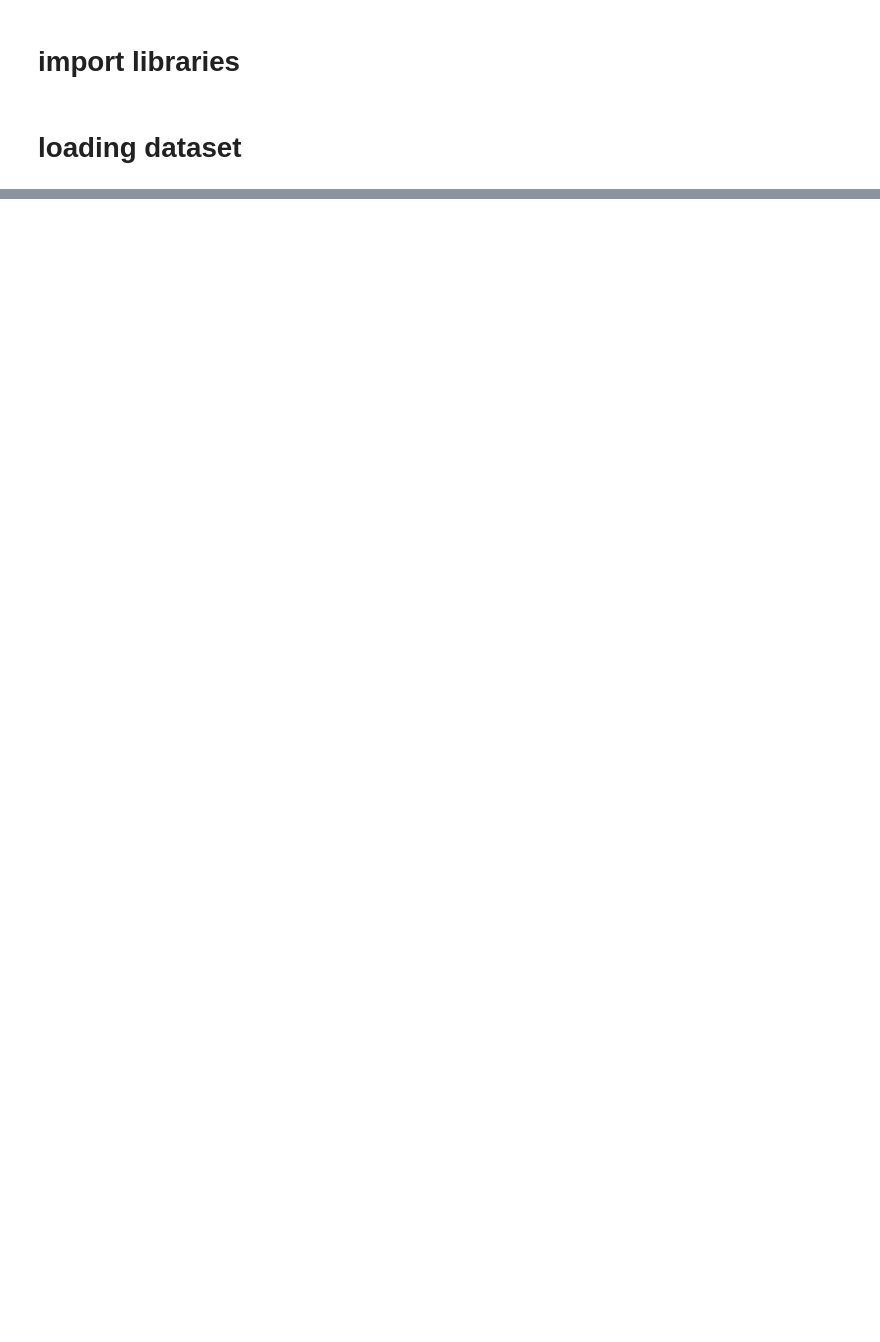
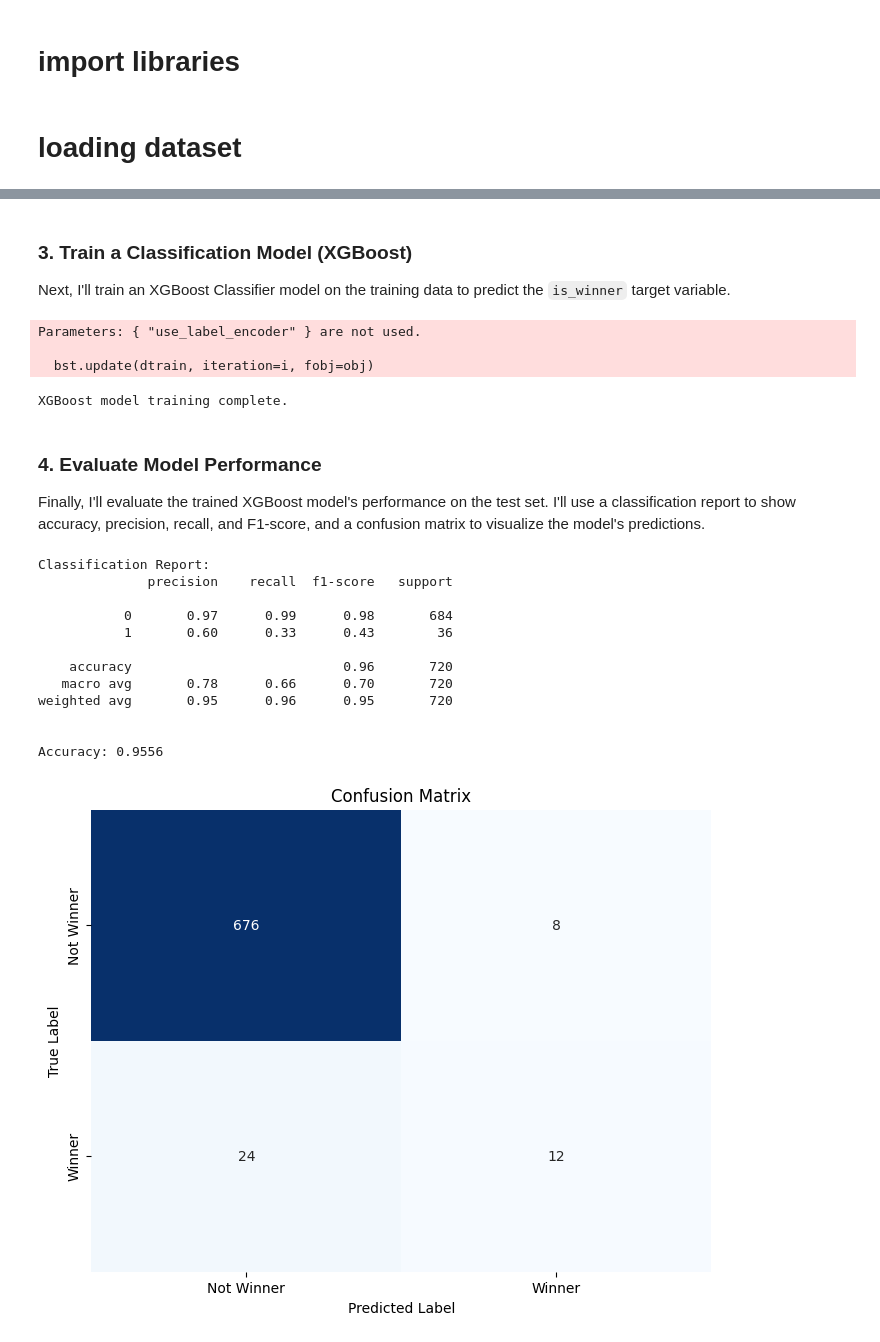
Before and after one commit to cs10101/F1_race_winner_prediction_model, a Jupyter notebook: F1_model_training_version_2.ipynb, the cells around one changed output, grey strips where cells are left out. Drawn from its saved outputs; the diff is of its cells as text; code cells hidden in the pictures; blank space fills up the shorter version.

Commit message:
working XGBoost model.

```diff
--- a/F1_model_training_version_2.ipynb
+++ b/F1_model_training_version_2.ipynb
@@ -77,0 +124,68 @@ dtype: int64
+# %% [markdown]
+### 3. Train a Classification Model (XGBoost)
+
+Next, I'll train an XGBoost Classifier model on the training data to predict the `is_winner` target variable.
+# %%
+import xgboost as xgb
+
+# Initialize the XGBoost Classifier
+xgb_model = xgb.XGBClassifier(
+    objective='binary:logistic',  # Binary classification
+    eval_metric='logloss',        # Evaluation metric for binary classification
+    use_label_encoder=False,      # Suppress warning for label encoder
+    random_state=42
+)
+
+# Train the model
+xgb_model.fit(X_train, y_train)
+
+print("XGBoost model training complete.")
+# %% [output]
+Parameters: { "use_label_encoder" } are not used.
+
+  bst.update(dtrain, iteration=i, fobj=obj)
+XGBoost model training complete.
+# %% [markdown]
+### 4. Evaluate Model Performance
+
+Finally, I'll evaluate the trained XGBoost model's performance on the test set. I'll use a classification report to show accuracy, precision, recall, and F1-score, and a confusion matrix to visualize the model's predictions.
+# %%
+from sklearn.metrics import classification_report, confusion_matrix, accuracy_score
+import seaborn as sns
+import matplotlib.pyplot as plt
+
+# Make predictions on the test set
+y_pred = xgb_model.predict(X_test)
+
+# Display classification report
+print("Classification Report:")
+print(classification_report(y_test, y_pred))
+
+# Display accuracy
+accuracy = accuracy_score(y_test, y_pred)
+print(f"\nAccuracy: {accuracy:.4f}")
+
+# Display confusion matrix
+cm = confusion_matrix(y_test, y_pred)
+plt.figure(figsize=(8, 6))
+sns.heatmap(cm, annot=True, fmt='d', cmap='Blues', cbar=False,
+            xticklabels=['Not Winner', 'Winner'],
+            yticklabels=['Not Winner', 'Winner'])
+plt.title('Confusion Matrix')
+plt.xlabel('Predicted Label')
+plt.ylabel('True Label')
+plt.show()
+# %% [output]
+Classification Report:
+              precision    recall  f1-score   support
+
+           0       0.97      0.99      0.98       684
+           1       0.60      0.33      0.43        36
+
+    accuracy                           0.96       720
+   macro avg       0.78      0.66      0.70       720
+weighted avg       0.95      0.96      0.95       720
+
+
+Accuracy: 0.9556
+[figure, added]
```
Also changed, not shown: parts of 10 cells of this notebook.
